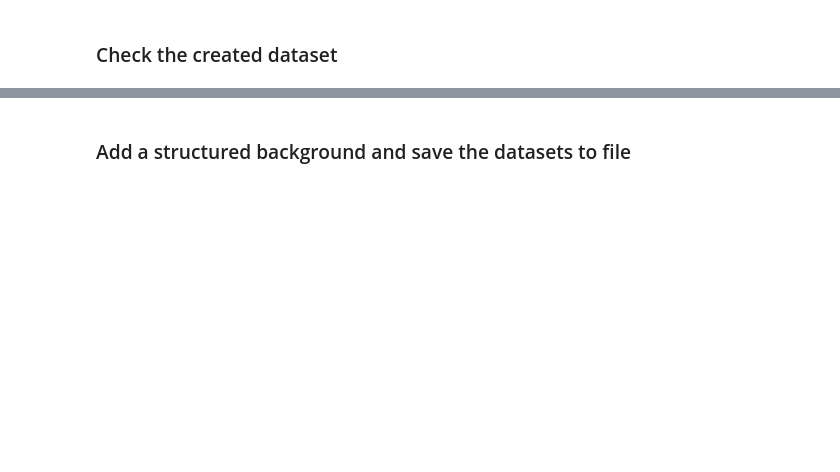
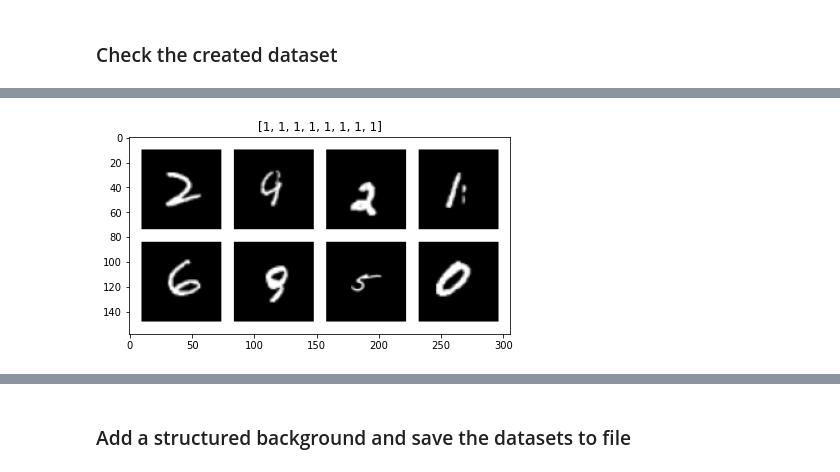
Before and after one commit to broadinstitute/genus, a Jupyter notebook: src/notebook1_create_synthetic_dataset.ipynb, the cells around one changed output, grey strips where cells are left out. Saved outputs shown, nothing was run; the diff lists cells and outputs as text; code cells hidden in the pictures; blank space fills up the shorter version.

```diff
--- a/src/notebook1_create_synthetic_dataset.ipynb
+++ b/src/notebook1_create_synthetic_dataset.ipynb
@@ -333,0 +334,6 @@ fgfraction_av, nobj_av tensor(0.1527) tensor(4.)
+# %%
+mask_one_object = (data_count == 1)
+
+show_batch(data_imgs[mask_one_object][:8], title=str(data_count[mask_one_object][:8].tolist()))
+# %% [output]
+[figure, added]
```
Also changed, not shown: parts of 6 cells of this notebook, 6 other files.
